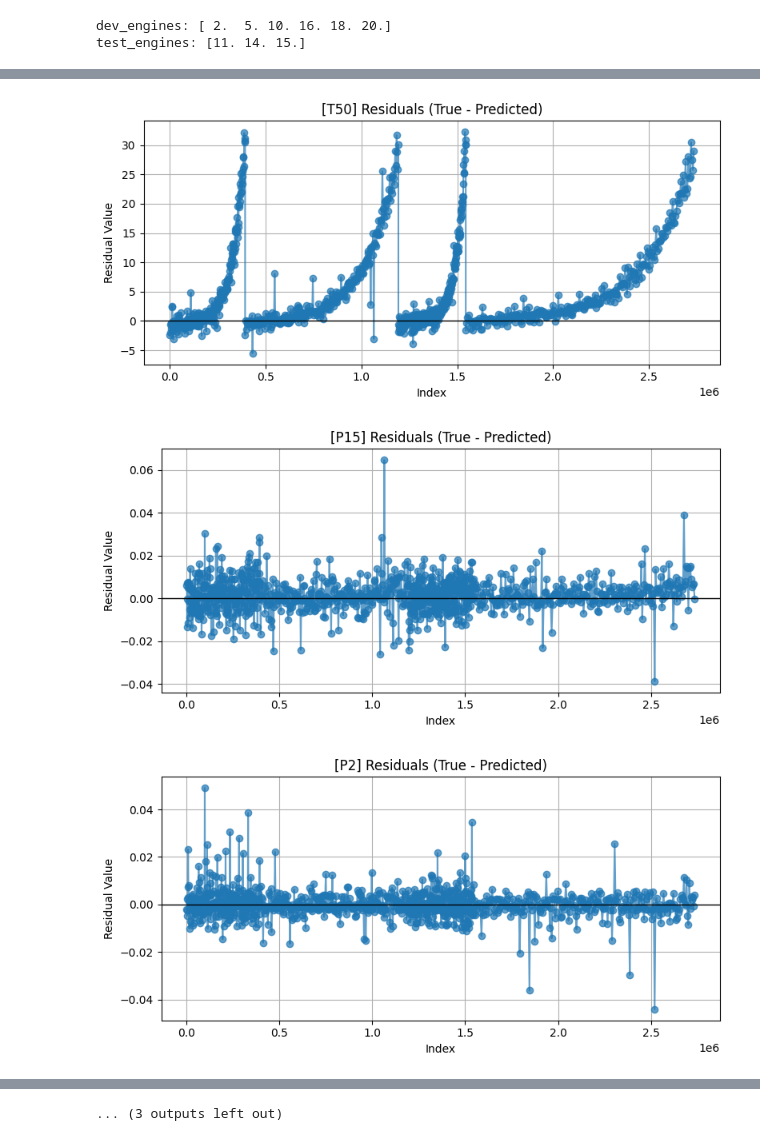
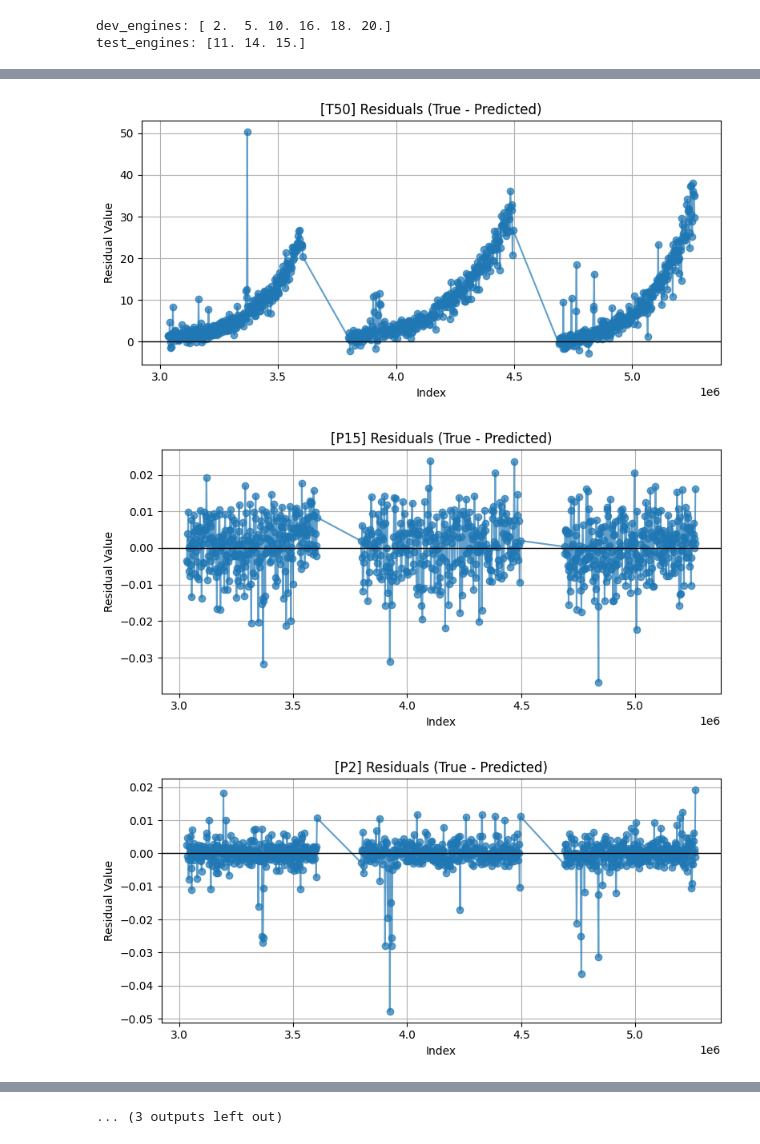
Before and after one commit to King-jejoon/Research-project, a Jupyter notebook: 2026-01-08.ipynb, the cells around one changed output, grey strips where cells are left out. Drawn from its saved outputs; the diff is of its cells as text; code cells hidden in the pictures.

```diff
--- a/2026-01-08.ipynb
+++ b/2026-01-08.ipynb
@@ -80,39 +80,3 @@ print("test_engines:",np.unique(A_test[:, 0]))
 # %% [output]
 dev_engines: [ 2.  5. 10. 16. 18. 20.]
 test_engines: [11. 14. 15.]
-# %%
-state = A_dev[:, 3]
-units_serial = [2, 5, 10] # engine serial
-num_units = len(units_serial)
-change_idx_one = np.where((state[:-1] == 1) & (state[1:] == 0))[0]
-change_idx_two = np.where((state[:-1] == 0) & (state[1:] == 1))[0]
-change_idx_one = np.sort(change_idx_one)
-change_idx_two = np.sort(change_idx_two)
-
-normal_ranges = []
-if len(change_idx_one) > 0:
-    normal_ranges.append((0, change_idx_one[0]))
-for i in range(len(change_idx_two)):
-    if i + 1 < len(change_idx_one):
-        start = change_idx_two[i]
-        end   = change_idx_one[i + 1]
-        if start < end:
-            normal_ranges.append((start, end))
-
-print("A_dev normal ranges:", normal_ranges)
-
-samples_per_range = 50
-random_indices_list = []   # list to store selected indices for each range
-
-for (start, end) in normal_ranges:
-    # create an array of all indices within the range
-    idx_range = np.arange(start, end + 1)
-
-    # if the range has at least 50 samples, randomly choose 50 without replacement
-    if len(idx_range) >= samples_per_range:
-        selected = np.random.choice(idx_range, size=samples_per_range, replace=False)
-    else:
-        # if less than 50 samples available, take all of them
-        selected = idx_range.copy()
-
-    random_indices_list.append(selected)
@@ -175,9 +265,9 @@ X_list = [torch.tensor(W_dev[idx.cpu().numpy()], dtype=torch.float32).to(device)
           for idx in selected_indices]
 Y_list = [torch.tensor(X_s_dev[idx.cpu().numpy()], dtype=torch.float32).to(device)
           for idx in selected_indices]
-x_test_list = [torch.tensor(W_test[idx.cpu().numpy()], dtype=torch.float32).to(device)
+x_test_list = [torch.tensor(W_dev[idx.cpu().numpy()], dtype=torch.float32).to(device)
                for idx in selected_indices_test]
-y_test_list = [torch.tensor(X_s_test[idx.cpu().numpy()], dtype=torch.float32).to(device)
+y_test_list = [torch.tensor(X_s_dev[idx.cpu().numpy()], dtype=torch.float32).to(device)
                for idx in selected_indices_test]
 
 X = torch.cat(X_list, dim=0)        # (N_dev, D)
@@ -303,7 +393,7 @@ for j, name in enumerate(output_names):
 # 4) 공통 인덱스(sampled_idx)에서 잔차 (실제 - 예측) 저장
 # =========================================================
 # 4-1) 공통 인덱스의 입력
-x_sel = torch.tensor(W_test[sampled_idx], dtype=torch.float32, device=device)
+x_sel = torch.tensor(W_dev[sampled_idx], dtype=torch.float32, device=device)
 x_sel_scaled = (x_sel - x_mean) / x_std
 
 with torch.no_grad(), gpytorch.settings.fast_pred_var():
@@ -314,7 +404,7 @@ with torch.no_grad(), gpytorch.settings.fast_pred_var():
 for j, name in enumerate(output_names):
     # 실제값 (원 스케일)
     y_true_unscaled = torch.tensor(
-        X_s_test[sampled_idx, j],
+        X_s_dev[sampled_idx, j],
         dtype=torch.float32,
         device=device
     )
@@ -363,3 +453,3 @@ R²   : 0.9996
-[figure, old version]
+[figure, new version]
-[figure, old version]
+[figure, new version]
-[figure, old version]
+[figure, new version]
```
Also changed, not shown: parts of 22 cells of this notebook.
